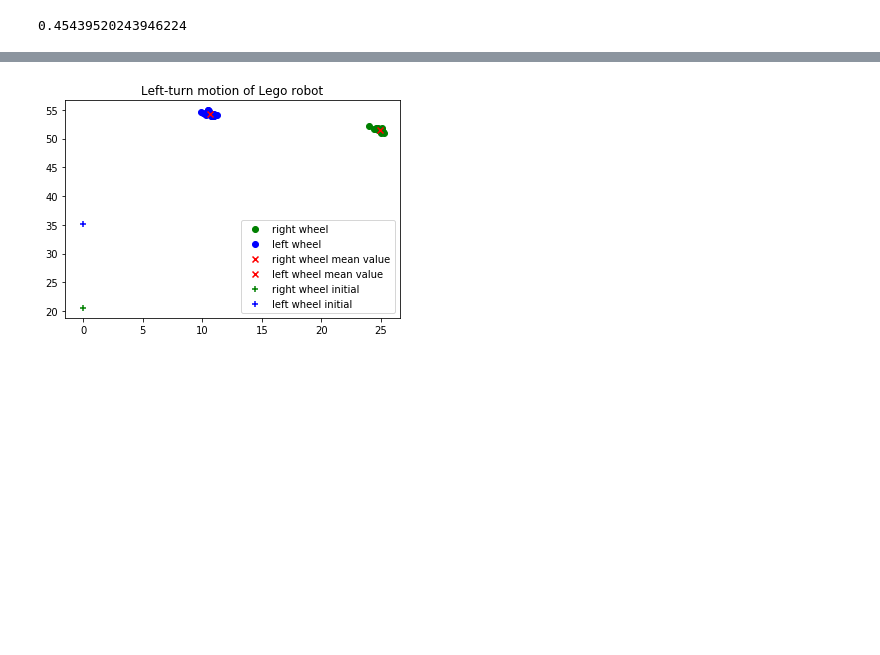
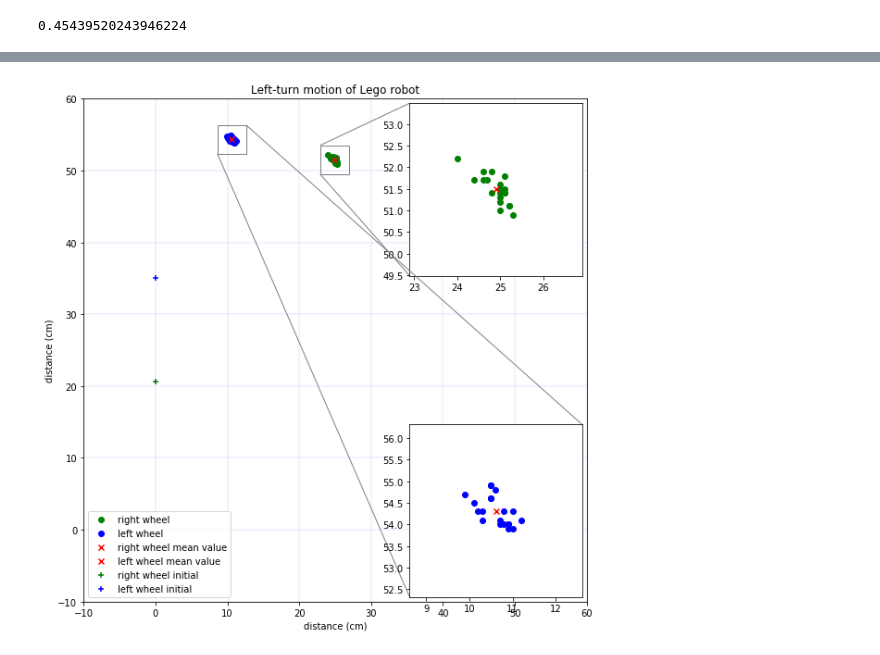
Before and after one commit to pranjaldhole/SEE, a Jupyter notebook: 20180426/SEEHomework_AbhishekPadalkar_MaxMensing_PranjalDhole_20180426.ipynb, the cells around one changed output, grey strips where cells are left out. Saved outputs shown, nothing was run; the diff lists cells and outputs as text; code cells hidden in the pictures; blank space fills up the shorter version.

```diff
--- a/20180426/SEEHomework_AbhishekPadalkar_MaxMensing_PranjalDhole_20180426.ipynb
+++ b/20180426/SEEHomework_AbhishekPadalkar_MaxMensing_PranjalDhole_20180426.ipynb
@@ -187,5 +312,5 @@ plot_data(wheel_Rx_r,wheel_Ry_r,wheel_Lx_r,wheel_Ly_r,\
 # %%
-plot_data(wheel_Rx_l,wheel_Ry_l,wheel_Lx_l,wheel_Ly_l,\
+plot_left(wheel_Rx_l,wheel_Ry_l,wheel_Lx_l,wheel_Ly_l,\
           wheel_Rx0_l,wheel_Ry0_l,wheel_Lx0_l,wheel_Ly0_l,whichData='Left-turn')
 # %% [output]
-[figure, old version]
+[figure, new version]
```
Also changed, not shown: parts of 9 cells of this notebook, 4 other files.
